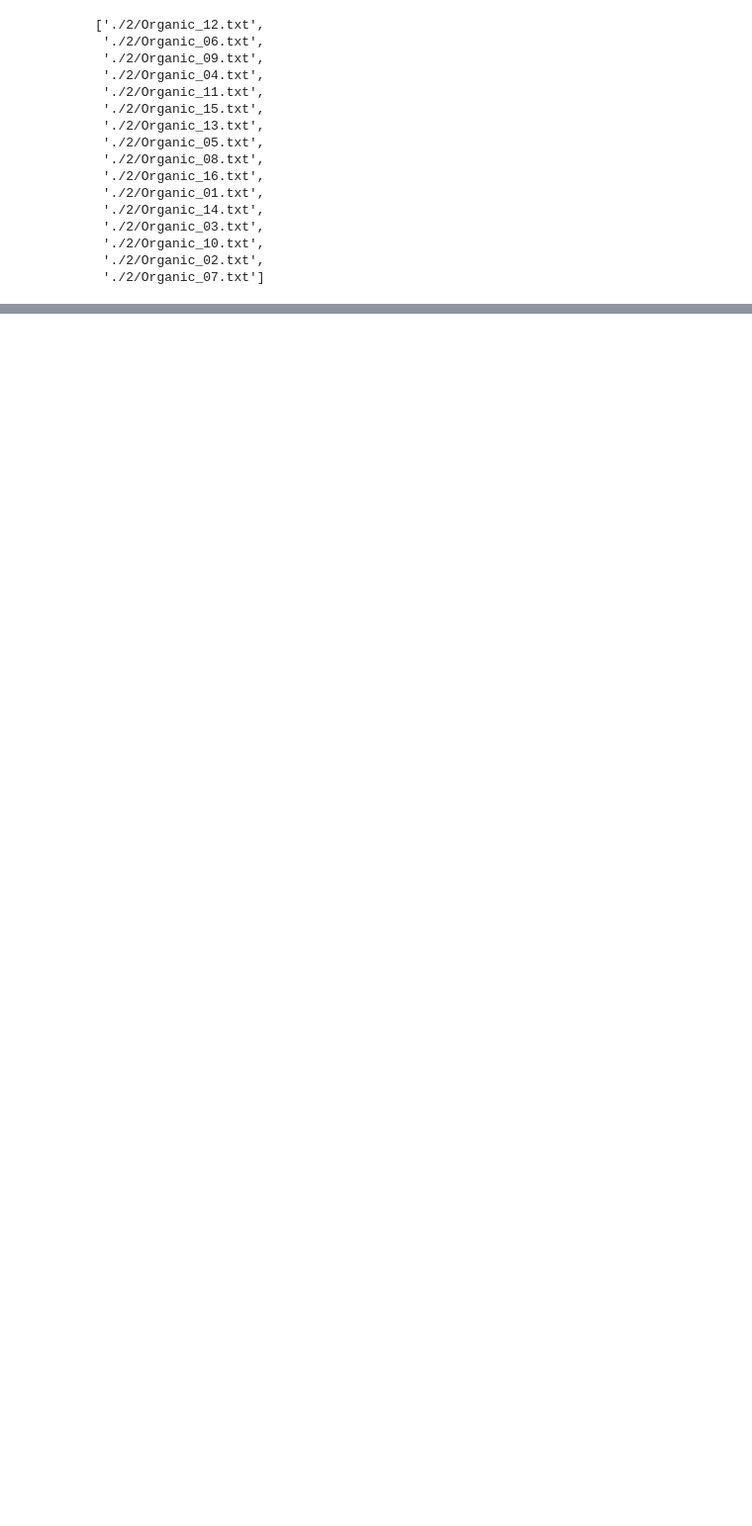
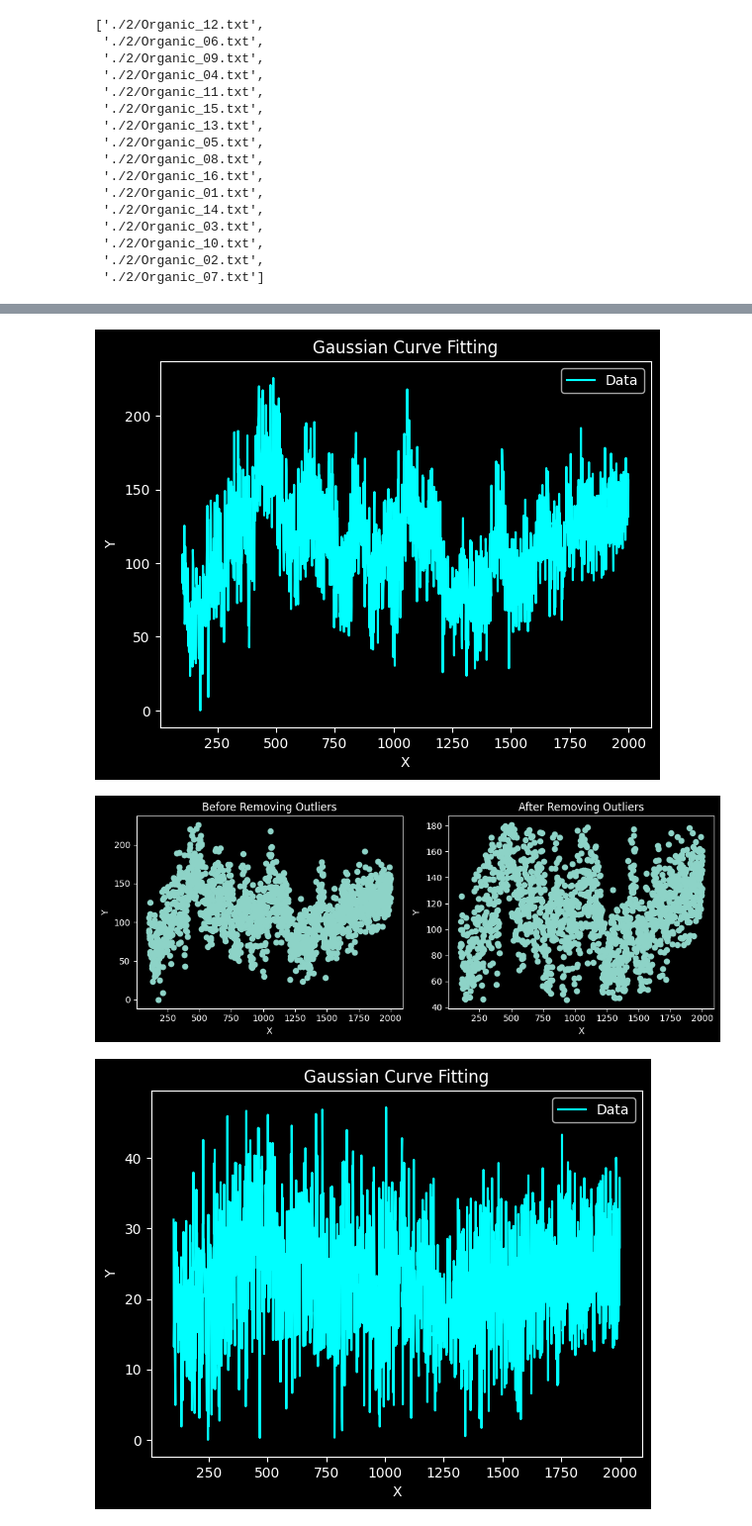
Before and after one commit to oftavira/raman, a Jupyter notebook: raman.ipynb, the cells around one changed output, grey strips where cells are left out. Shown at 99% size. Drawn from its saved outputs; the diff is of its cells as text; code cells hidden in the pictures; blank space fills up the shorter version.

```diff
--- a/raman.ipynb
+++ b/raman.ipynb
@@ -419,0 +542,9 @@ f.plotpoints(lss)
+# %%
+for f in files:
+    r = RamanSpectrum(f)
+    a,b = fit_raman(r)
+    plot_removed(a,b,2)
+# %% [output]
+[figure, added]
+[figure, added]
+[figure, added]
```
Also changed, not shown: parts of 14 cells of this notebook, 16 other files.
